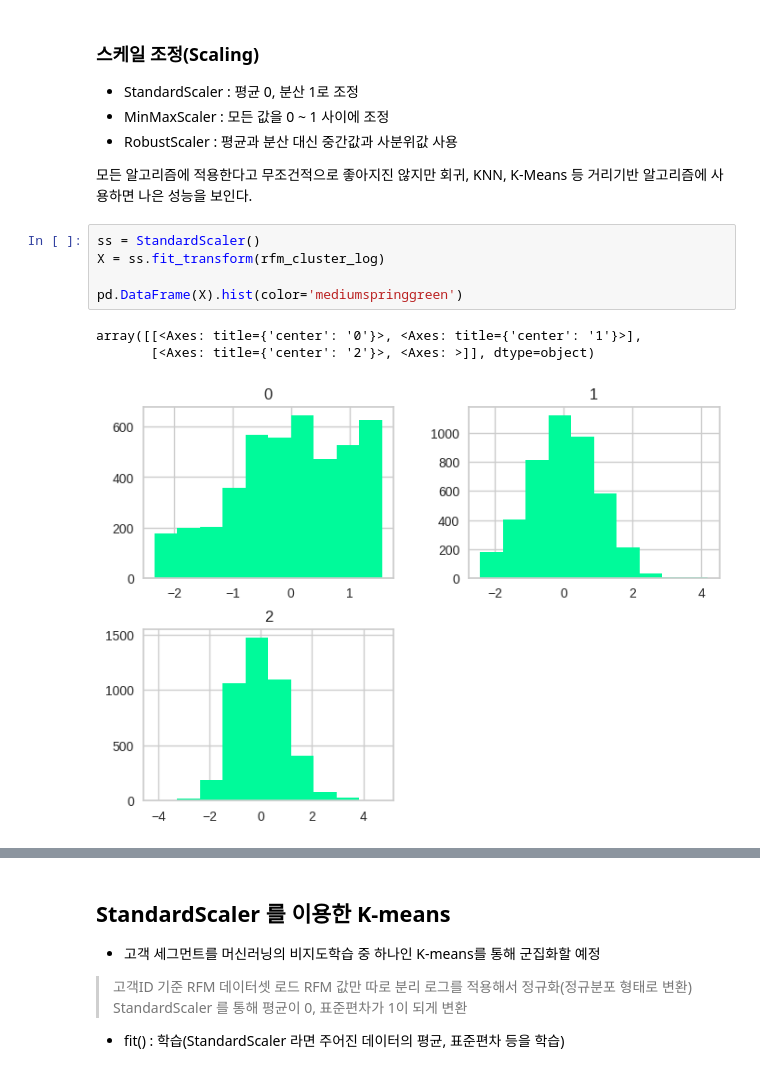
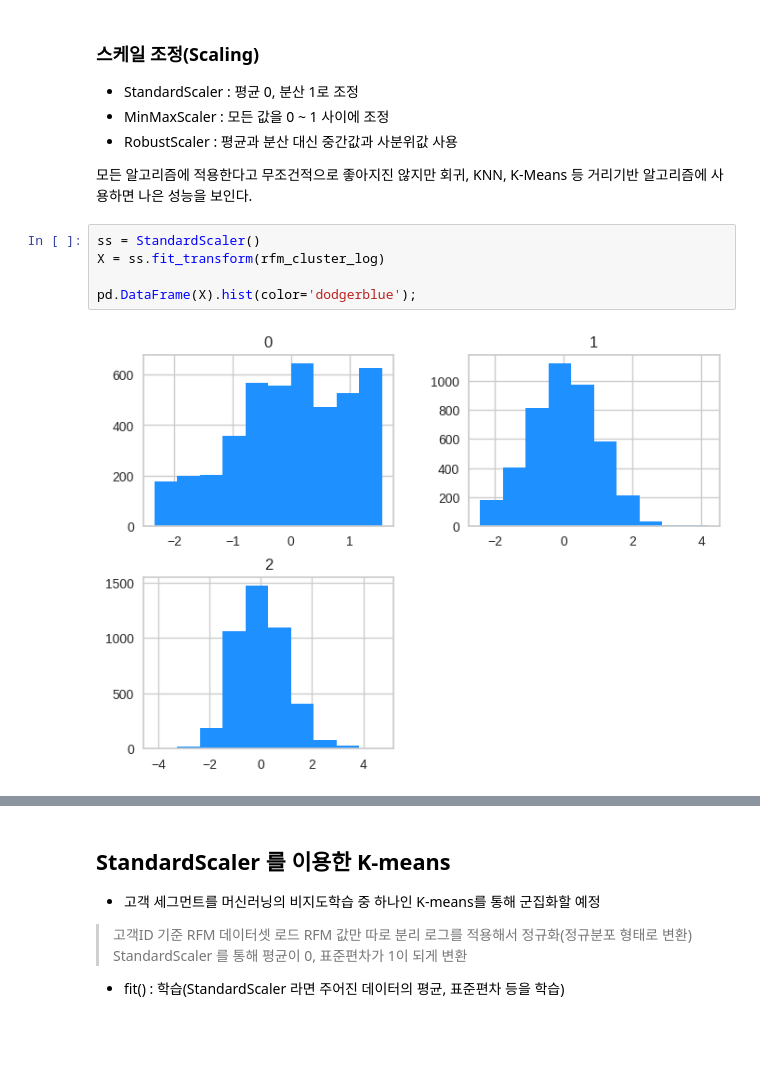
Before and after one commit to JINDOT/Data_Analysis_, a Jupyter notebook: Online_Retail_Clustering.ipynb, the cells around one changed output, grey strips where cells are left out. Drawn from its saved outputs; the diff is of its cells as text; blank space fills up the shorter version.

```diff
--- a/Online_Retail_Clustering.ipynb
+++ b/Online_Retail_Clustering.ipynb
@@ -127,12 +127,10 @@ rfm_cluster_log.hist(color='mediumspringgreen');
 # %%
 ss = StandardScaler()
 X = ss.fit_transform(rfm_cluster_log)
 
-pd.DataFrame(X).hist(color='mediumspringgreen')
+pd.DataFrame(X).hist(color='dodgerblue');
 # %% [output]
-array([[<Axes: title={'center': '0'}>, <Axes: title={'center': '1'}>],
-       [<Axes: title={'center': '2'}>, <Axes: >]], dtype=object)
-[figure, old version]
+[figure, new version]
 # %%
 s = MinMaxScaler()
 X = s.fit_transform(rfm_cluster_log)
```
Also changed, not shown: parts of 9 cells of this notebook.
